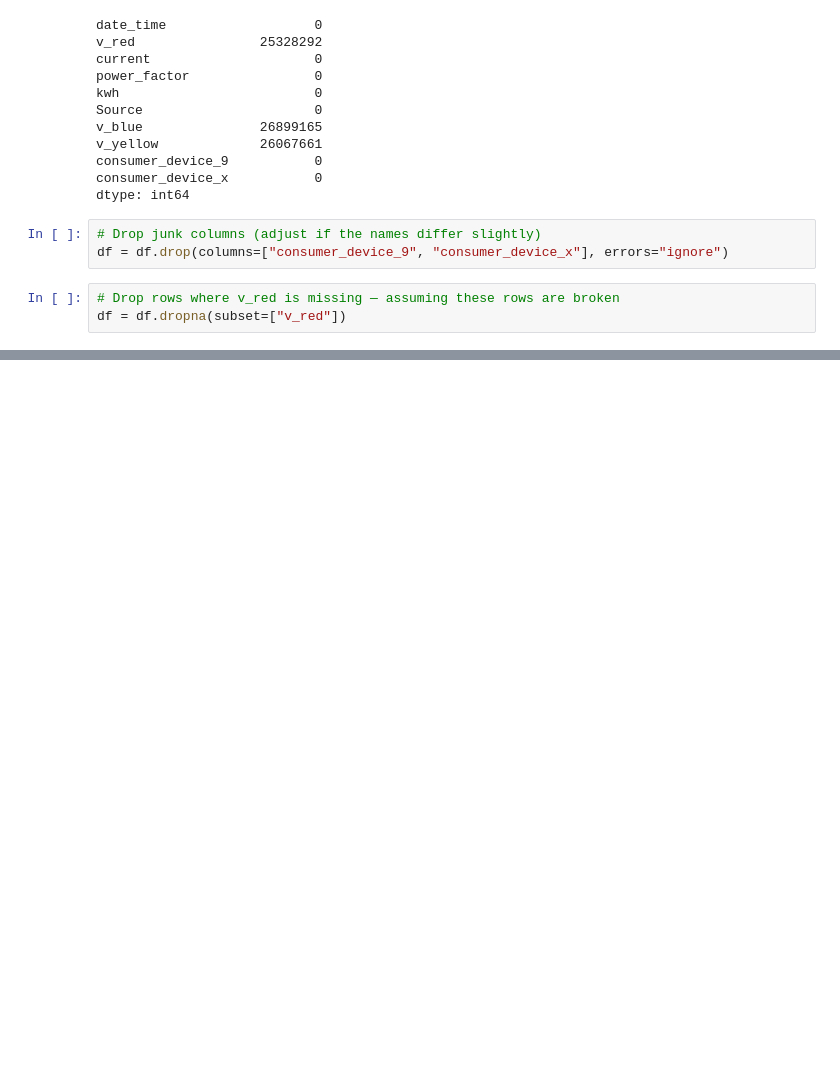
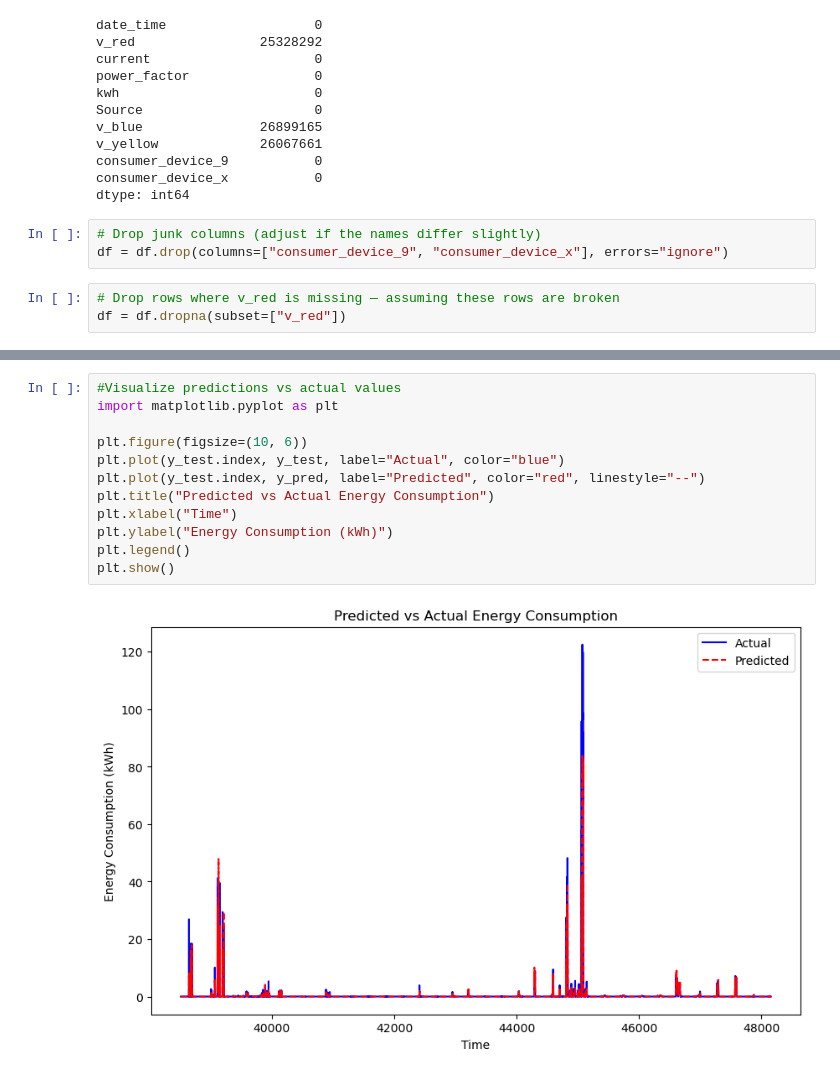
Before and after one commit to datakiptoo/Zindi-Climate-IBM, a Jupyter notebook: notebooks/IBM.ipynb, the cells around one changed output, grey strips where cells are left out. Saved outputs shown, nothing was run; the diff lists cells and outputs as text; blank space fills up the shorter version.

```diff
--- a/notebooks/IBM.ipynb
+++ b/notebooks/IBM.ipynb
@@ -134,0 +370,14 @@ plt.show()
+# %%
+#Visualize predictions vs actual values
+import matplotlib.pyplot as plt
+
+plt.figure(figsize=(10, 6))
+plt.plot(y_test.index, y_test, label="Actual", color="blue")
+plt.plot(y_test.index, y_pred, label="Predicted", color="red", linestyle="--")
+plt.title("Predicted vs Actual Energy Consumption")
+plt.xlabel("Time")
+plt.ylabel("Energy Consumption (kWh)")
+plt.legend()
+plt.show()
+# %% [output]
+[figure, added]
```
Also changed, not shown: parts of 45 cells of this notebook, 3 other files.
